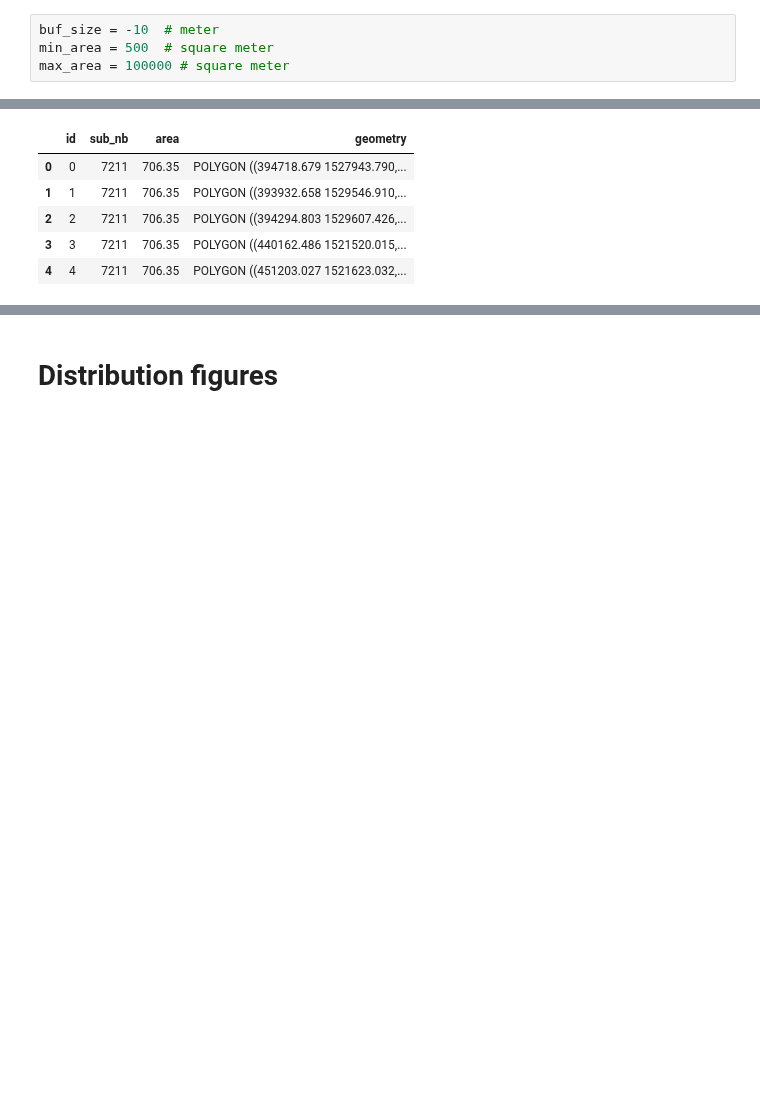
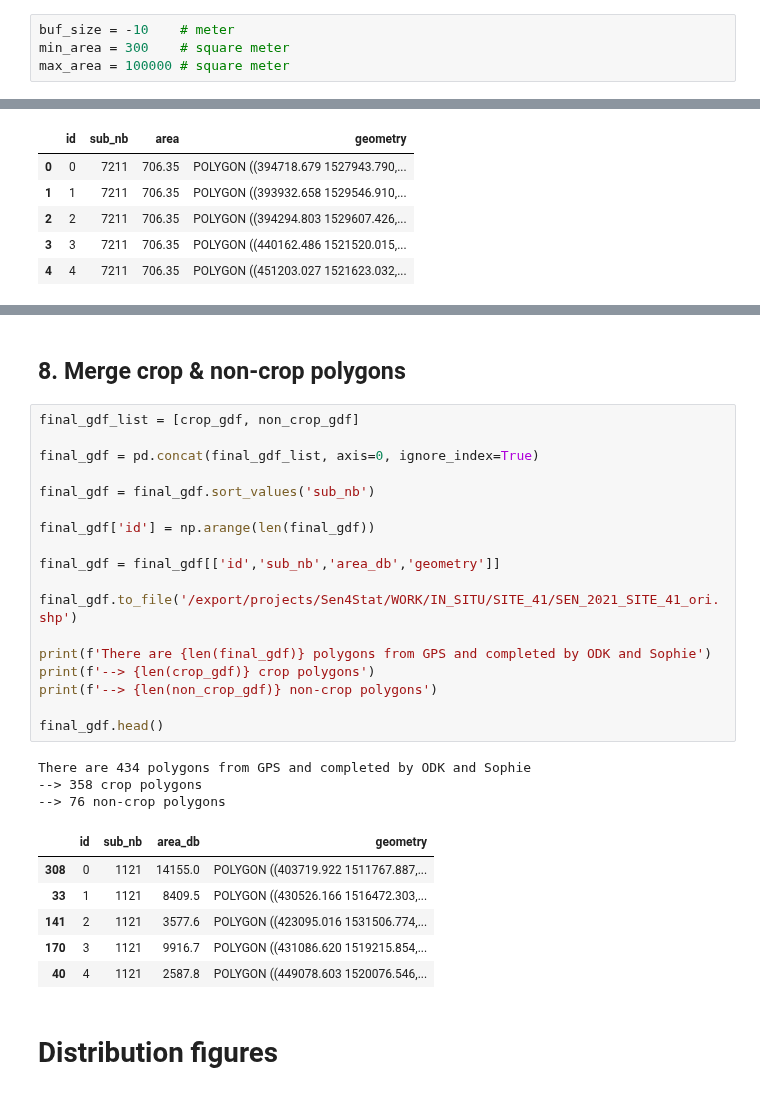
Before and after one commit to nicolasdeffense/eo-toolbox, a Jupyter notebook: notebooks_working/EOStat/clean_in_situ_senegal.ipynb, the cells around one changed output, grey strips where cells are left out. Drawn from its saved outputs; the diff is of its cells as text; blank space fills up the shorter version.

```diff
--- a/notebooks_working/EOStat/clean_in_situ_senegal.ipynb
+++ b/notebooks_working/EOStat/clean_in_situ_senegal.ipynb
@@ -61,8 +47,8 @@ full_shp_output = f'{path}Sen4Stat/IN_SITU/SITE_41/SEN_2021_SITE_41_ori.shp'
 # %% [markdown]
 # Parameters
 # %%
-buf_size = -10  # meter
-min_area = 500  # square meter
+buf_size = -10    # meter
+min_area = 300    # square meter
 max_area = 100000 # square meter
 # %% [markdown]
 # Look-Up-Table
@@ -527,3 +604,33 @@ There are 52 points obtained with the tablet (ODK)
+# %% [markdown]
+## 8. Merge crop & non-crop polygons
+# %%
+final_gdf_list = [crop_gdf, non_crop_gdf]
+
+final_gdf = pd.concat(final_gdf_list, axis=0, ignore_index=True)
+
+final_gdf = final_gdf.sort_values('sub_nb')
+
+final_gdf['id'] = np.arange(len(final_gdf))
+
+final_gdf = final_gdf[['id','sub_nb','area_db','geometry']]
+
+final_gdf.to_file('/export/projects/Sen4Stat/WORK/IN_SITU/SITE_41/SEN_2021_SITE_41_ori.shp')
+
+print(f'There are {len(final_gdf)} polygons from GPS and completed by ODK and Sophie')
+print(f'--> {len(crop_gdf)} crop polygons')
+print(f'--> {len(non_crop_gdf)} non-crop polygons')
+
+final_gdf.head()
+# %% [output]
+There are 434 polygons from GPS and completed by ODK and Sophie
+--> 358 crop polygons
+--> 76 non-crop polygons
+|  | id | sub_nb | area_db | geometry |
+| 308 | 0 | 1121 | 14155.0 | POLYGON ((403719.922 1511767.887,... |
+| 33 | 1 | 1121 | 8409.5 | POLYGON ((430526.166 1516472.303,... |
+| 141 | 2 | 1121 | 3577.6 | POLYGON ((423095.016 1531506.774,... |
+| 170 | 3 | 1121 | 9916.7 | POLYGON ((431086.620 1519215.854,... |
+| 40 | 4 | 1121 | 2587.8 | POLYGON ((449078.603 1520076.546,... |
 # %% [markdown]
 # Distribution figures
 # %%
```
Also changed, not shown: parts of 18 cells of this notebook, 2 other files.
